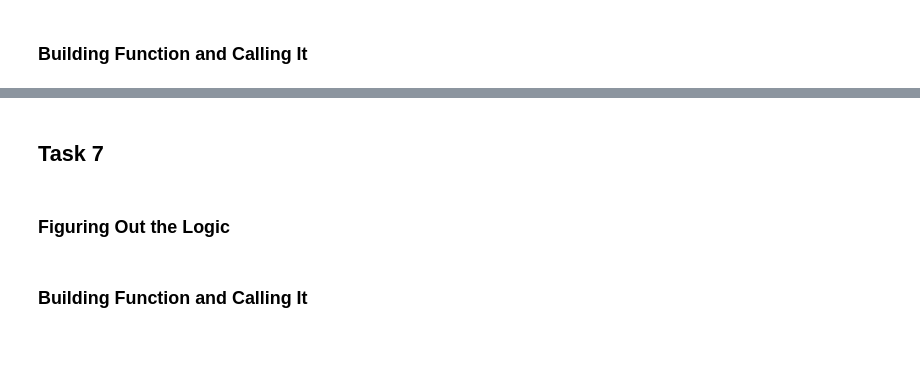
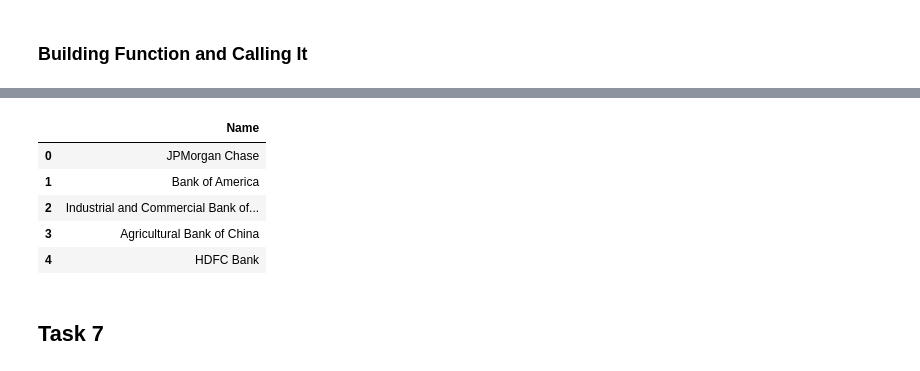
Before and after one commit to Louis-Bad/IBM_final_python_project, a Jupyter notebook: banks_project.ipynb, the cells around one changed output, grey strips where cells are left out. Saved outputs shown, nothing was run; the diff lists cells and outputs as text; code cells hidden in the pictures; blank space fills up the shorter version.

```diff
--- a/banks_project.ipynb
+++ b/banks_project.ipynb
@@ -421,0 +433,9 @@ run_query(foo, conn)
+# %%
+run_queries(query_3, conn)
+# %% [output]
+|  | Name |
+| 0 | JPMorgan Chase |
+| 1 | Bank of America |
+| 2 | Industrial and Commercial Bank of... |
+| 3 | Agricultural Bank of China |
+| 4 | HDFC Bank |
@@ -422,7 +446,3 @@ run_query(foo, conn)
 # %% [markdown]
 ## Task 7
-# %% [markdown]
-### Figuring Out the Logic
-# %% [markdown]
-### Building Function and Calling It
 # %%
```
Also changed, not shown: parts of 10 cells of this notebook, 1 other file.
